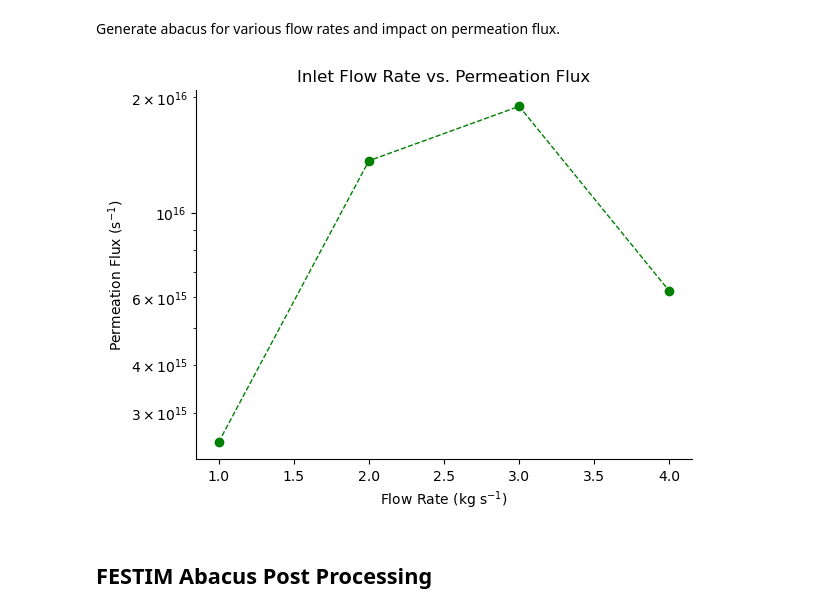
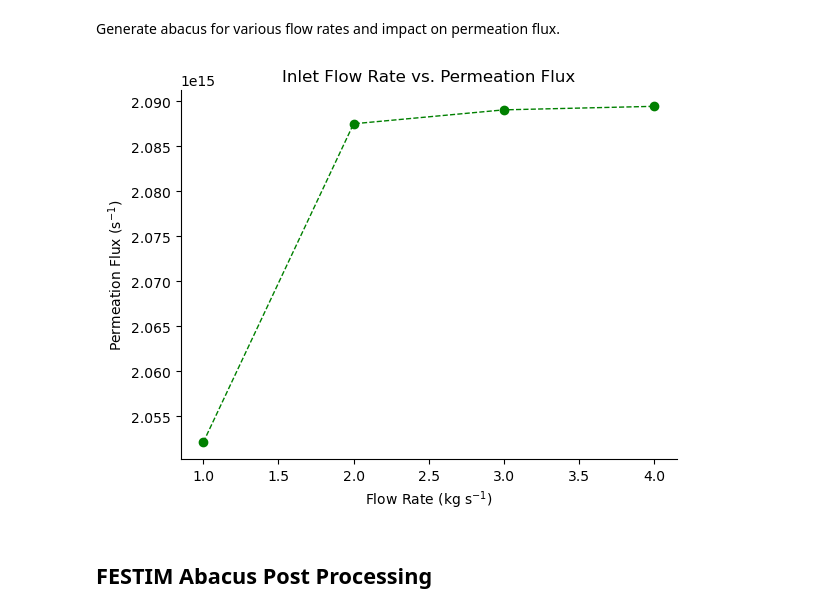
Before and after one commit to kaelyndunnell/Permeator-Probe, a Jupyter notebook: post_process.ipynb, the cells around one changed output. Saved outputs shown, nothing was run; the diff lists cells and outputs as text; code cells hidden in the pictures.

```diff
--- a/post_process.ipynb
+++ b/post_process.ipynb
@@ -96,40 +119,40 @@ flow_rates = [1,2,3,4] # kg/s
 
 # first flow rate is benchmark case
 permeation_1kgs = np.genfromtxt(
-    "festim_results_probe_out_benchmark/permeation_flux.csv", delimiter=",", names=True
+    "surfaceRecomboBC/festim_results_probe_in_benchmark/permeation_flux.csv", delimiter=",", names=True
 )
 outlet_1kgs = np.genfromtxt(
-    "festim_results_probe_out_benchmark/outlet_advective_flux.csv", delimiter=",", names=True
+    "surfaceRecomboBC/festim_results_probe_in_benchmark/outlet_advective_flux.csv", delimiter=",", names=True
 )
 
 permeation_fluxes = [permeation_1kgs["H_flux_surface_7"]]
 outlet_fluxes = [outlet_1kgs["H_advection_flux_surface_6"]]
 
 for rate in flow_rates[1:]:
-    file_path = f"flow_rate_abacus_probe_out/festim_results_flow_{rate}_kg_s"
+    file_path = f"surfaceRecomboBC/OpenFOAM_abacus_probe_in/festim_results_flow_{rate}_kg_s"
     permeation = np.genfromtxt(
         file_path+"/permeation_flux.csv", delimiter=",", names=True
     )
     outlet = np.genfromtxt(
         file_path+"/outlet_advective_flux.csv", delimiter=",", names=True
     )
 
     permeation_fluxes.append(permeation["H_flux_surface_7"])
     outlet_fluxes.append(outlet["H_advection_flux_surface_6"])
 
 plt.figure()
 plt.scatter(flow_rates, permeation_fluxes, color="green", linewidth=1)
 plt.plot(flow_rates, permeation_fluxes, color="green", linestyle='--', linewidth=1)
 plt.xlabel(r"Flow Rate (kg s$^{-1}$)")
 plt.ylabel(r"Permeation Flux (s$^{-1}$)")
-plt.yscale('log')
+# plt.yscale('log')
 ax = plt.gca()
 ax.spines["top"].set_visible(False)
 ax.spines["right"].set_visible(False)
 plt.title("Inlet Flow Rate vs. Permeation Flux")
 plt.show()
 # %% [output]
-[figure, old version]
+[figure, new version]
 # %% [markdown]
 ## FESTIM Abacus Post Processing
 # %% [markdown]
```
Also changed, not shown: parts of 11 cells of this notebook, 1 other file.
